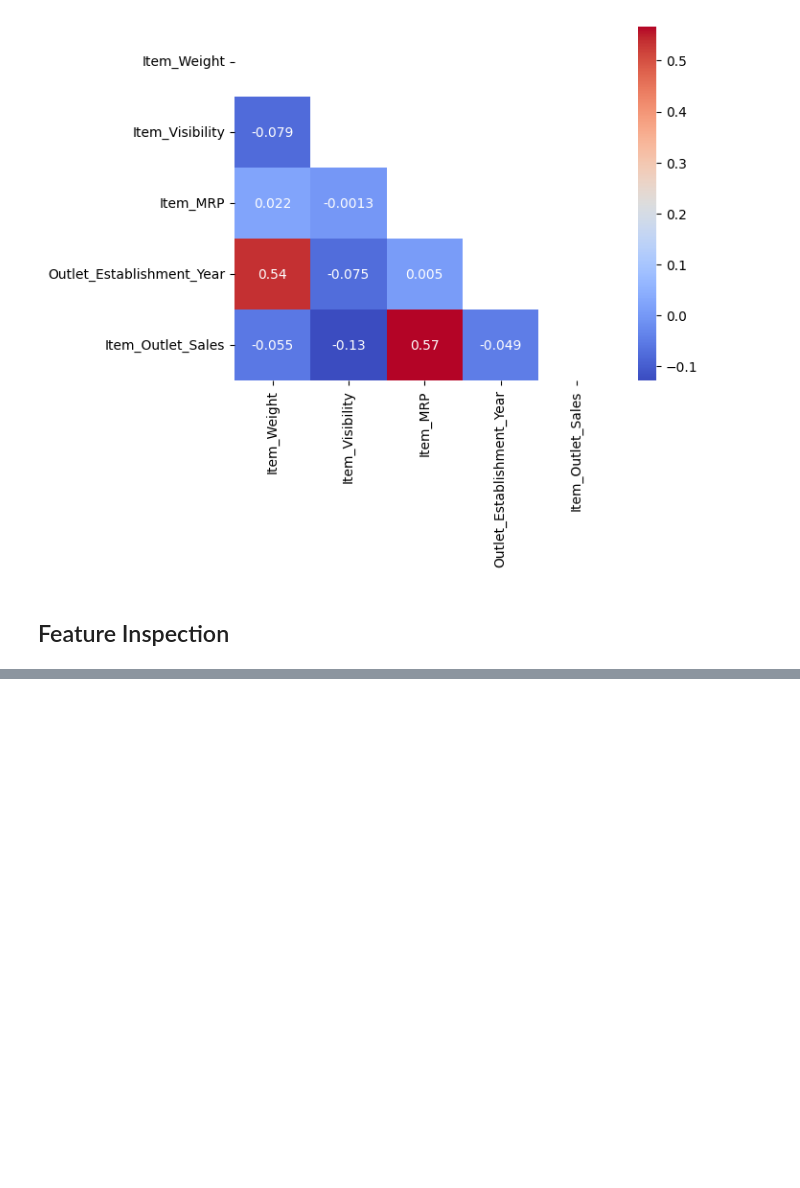
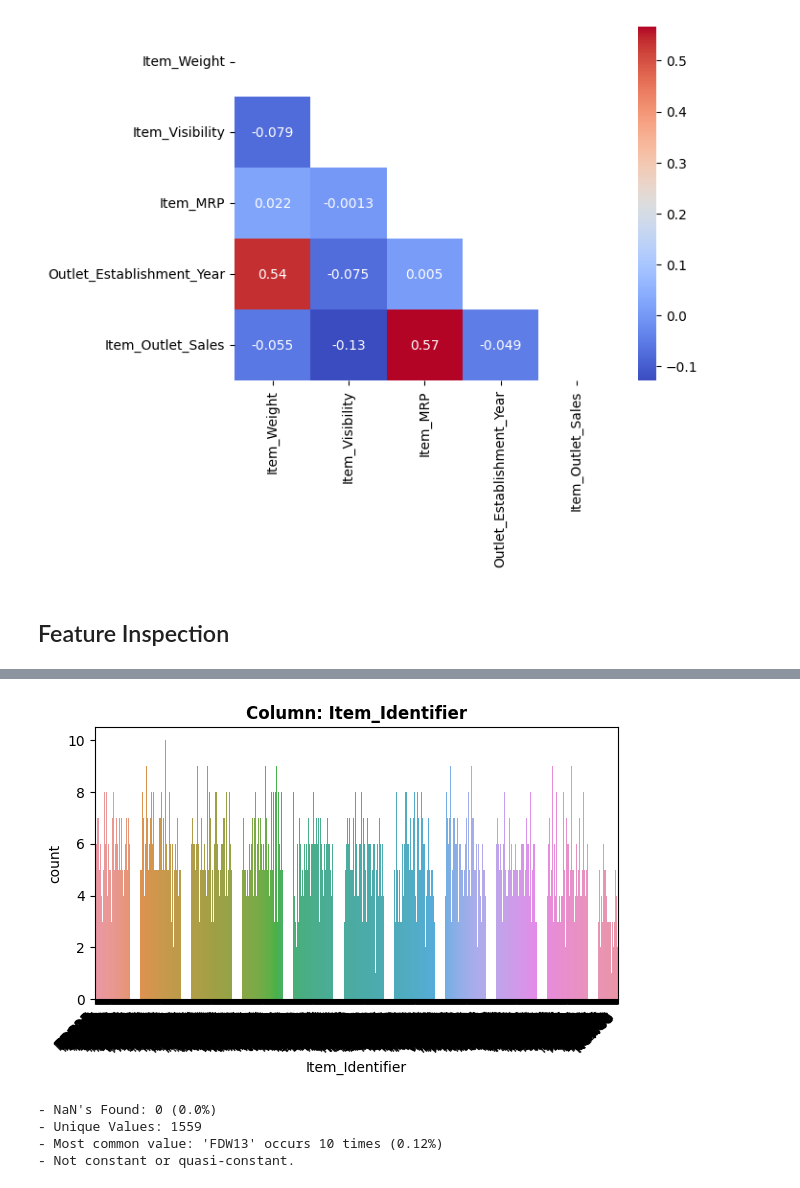
Before and after one commit to EhLeeOod/Prediction-of-Product-Sales, a Jupyter notebook: Prediction_of_Product_Sales.ipynb, the cells around one changed output, grey strips where cells are left out. Saved outputs shown, nothing was run; the diff lists cells and outputs as text; code cells hidden in the pictures; blank space fills up the shorter version.

```diff
--- a/Prediction_of_Product_Sales.ipynb
+++ b/Prediction_of_Product_Sales.ipynb
@@ -261,0 +429,3 @@ sns.heatmap(corr, cmap = 'coolwarm', annot = True, mask = mask)
+# %%
+# Remove the placeholders added in week 2 and replace them with null values.
+df_sales.replace({-1:np.nan, "MISSING":np.nan}, inplace = True)
@@ -261,0 +476,8 @@ sns.heatmap(corr, cmap = 'coolwarm', annot = True, mask = mask)
+# %%
+explore_categorical(df_sales, x = 'Item_Identifier', fillna = False);
+# %% [output]
+[figure, added]
+- NaN's Found: 0 (0.0%)
+- Unique Values: 1559
+- Most common value: 'FDW13' occurs 10 times (0.12%)
+- Not constant or quasi-constant.
```
Also changed, not shown: parts of 36 cells of this notebook.
